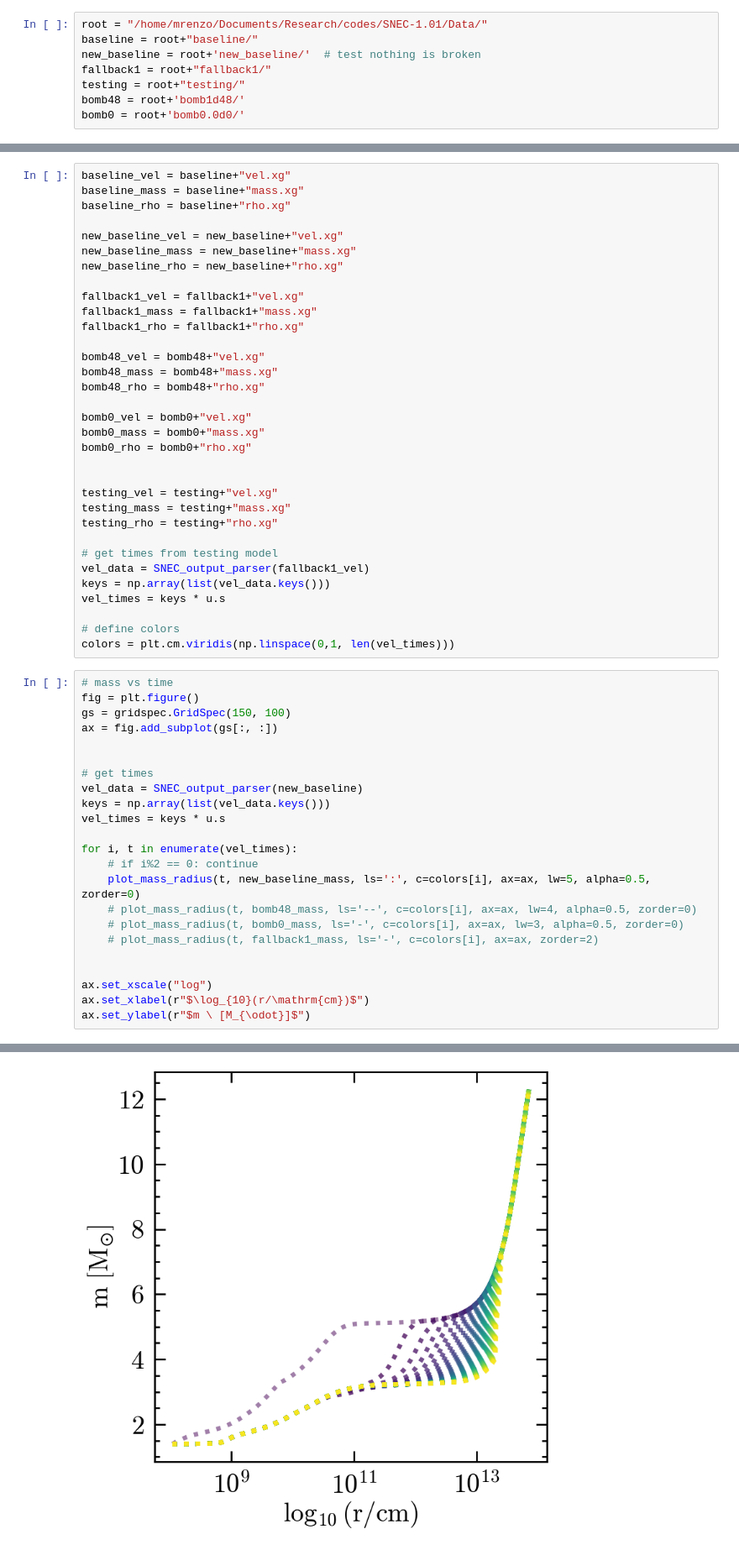
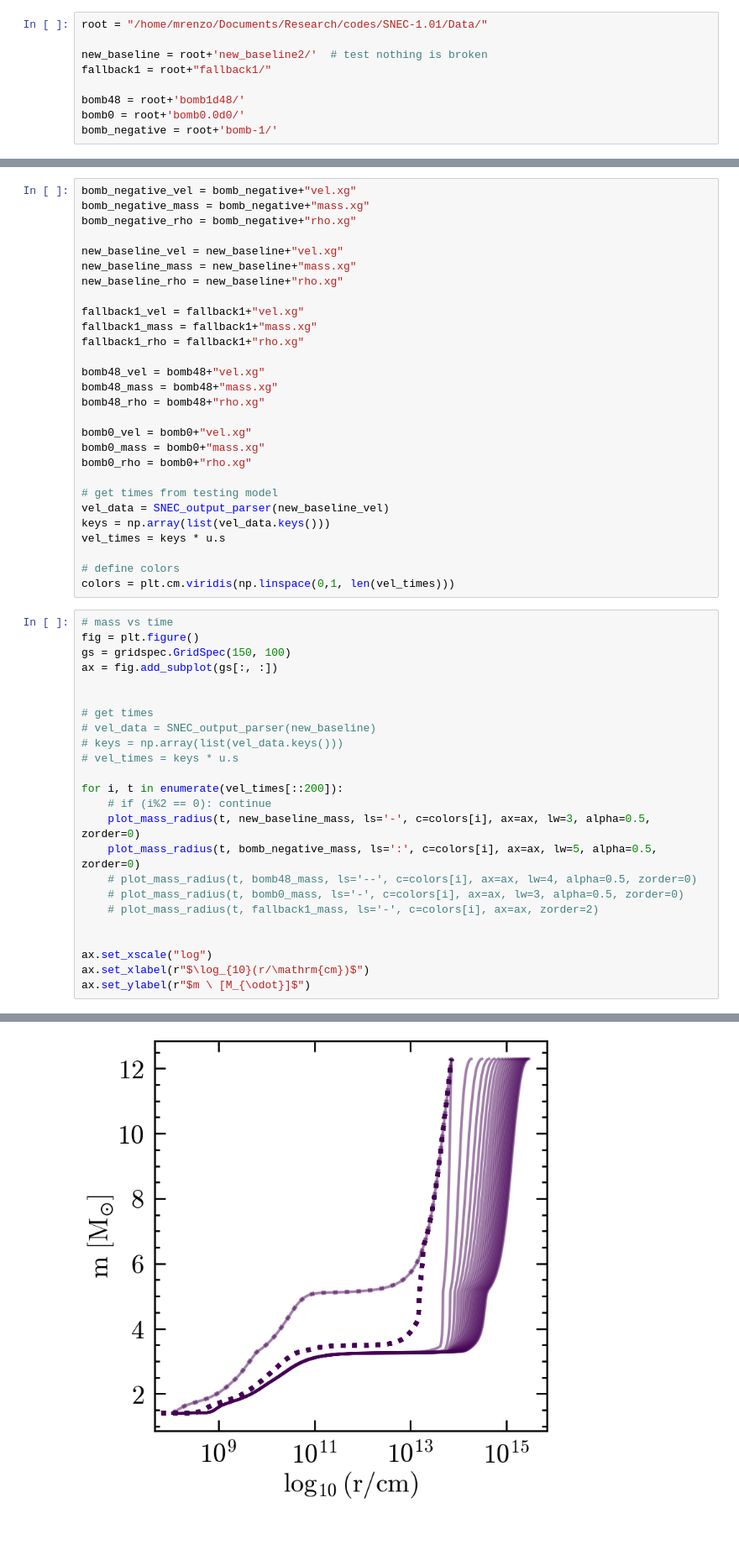
Before and after one commit to mathren/SNEC, a Jupyter notebook: scripts/dev_SNEC.ipynb, the cells around one changed output, grey strips where cells are left out. Shown at 84% size. Saved outputs shown, nothing was run; the diff lists cells and outputs as text.

```diff
--- a/scripts/dev_SNEC.ipynb
+++ b/scripts/dev_SNEC.ipynb
@@ -16,11 +15,12 @@ The autoreload extension is already loaded. To reload it, use:
 # %%
 root = "/home/mrenzo/Documents/Research/codes/SNEC-1.01/Data/"
-baseline = root+"baseline/"
-new_baseline = root+'new_baseline/'  # test nothing is broken
+
+new_baseline = root+'new_baseline2/'  # test nothing is broken
 fallback1 = root+"fallback1/"
-testing = root+"testing/"
+
 bomb48 = root+'bomb1d48/'
 bomb0 = root+'bomb0.0d0/'
+bomb_negative = root+'bomb-1/'
 # %%
 # checkpoint times
 def plot_timestep_size(folder):
@@ -41,7 +41,7 @@ def plot_timestep_size(folder):
 # %%
-baseline_vel = baseline+"vel.xg"
-baseline_mass = baseline+"mass.xg"
-baseline_rho = baseline+"rho.xg"
+bomb_negative_vel = bomb_negative+"vel.xg"
+bomb_negative_mass = bomb_negative+"mass.xg"
+bomb_negative_rho = bomb_negative+"rho.xg"
 
 new_baseline_vel = new_baseline+"vel.xg"
 new_baseline_mass = new_baseline+"mass.xg"
@@ -59,13 +59,8 @@ bomb0_vel = bomb0+"vel.xg"
 bomb0_mass = bomb0+"mass.xg"
 bomb0_rho = bomb0+"rho.xg"
 
-
-testing_vel = testing+"vel.xg"
-testing_mass = testing+"mass.xg"
-testing_rho = testing+"rho.xg"
-
 # get times from testing model
-vel_data = SNEC_output_parser(fallback1_vel)
+vel_data = SNEC_output_parser(new_baseline_vel)
 keys = np.array(list(vel_data.keys()))
 vel_times = keys * u.s
 
@@ -74,29 +69,30 @@ colors = plt.cm.viridis(np.linspace(0,1, len(vel_times)))
 # %%
 # mass vs time
 fig = plt.figure()
 gs = gridspec.GridSpec(150, 100)
 ax = fig.add_subplot(gs[:, :])
 
 
 # get times
-vel_data = SNEC_output_parser(new_baseline)
-keys = np.array(list(vel_data.keys()))
-vel_times = keys * u.s
+# vel_data = SNEC_output_parser(new_baseline)
+# keys = np.array(list(vel_data.keys()))
+# vel_times = keys * u.s
 
-for i, t in enumerate(vel_times):
-    # if i%2 == 0: continue
-    plot_mass_radius(t, new_baseline_mass, ls=':', c=colors[i], ax=ax, lw=5, alpha=0.5, zorder=0)
+for i, t in enumerate(vel_times[::200]):
+    # if (i%2 == 0): continue
+    plot_mass_radius(t, new_baseline_mass, ls='-', c=colors[i], ax=ax, lw=3, alpha=0.5, zorder=0)
+    plot_mass_radius(t, bomb_negative_mass, ls=':', c=colors[i], ax=ax, lw=5, alpha=0.5, zorder=0)
     # plot_mass_radius(t, bomb48_mass, ls='--', c=colors[i], ax=ax, lw=4, alpha=0.5, zorder=0)
     # plot_mass_radius(t, bomb0_mass, ls='-', c=colors[i], ax=ax, lw=3, alpha=0.5, zorder=0)
     # plot_mass_radius(t, fallback1_mass, ls='-', c=colors[i], ax=ax, zorder=2)
 
 
 ax.set_xscale("log")
 ax.set_xlabel(r"$\log_{10}(r/\mathrm{cm})$")
 ax.set_ylabel(r"$m \ [M_{\odot}]$")
 # %% [output]
 Text(0, 0.5, '$m \\ [M_{\\odot}]$')
-[figure, old version]
+[figure, new version]
 # %%
 fig = plt.figure()
 gs = gridspec.GridSpec(150, 100)
```
Also changed, not shown: parts of 6 cells of this notebook, 4 other files.
